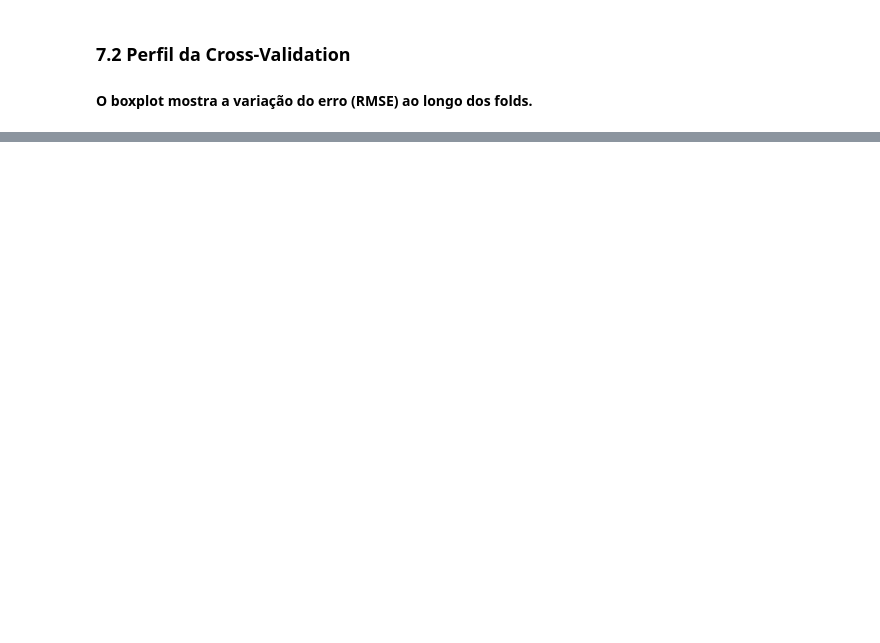
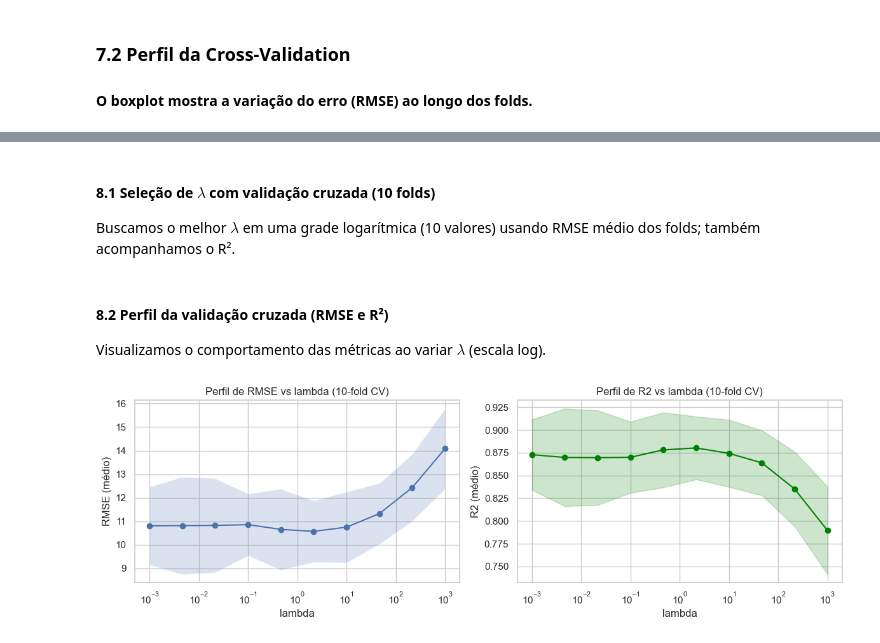
Before and after one commit to diego-nac/ica-homeworks, a Jupyter notebook: homework2/code.ipynb, the cells around one changed output, grey strips where cells are left out. Saved outputs shown, nothing was run; the diff lists cells and outputs as text; code cells hidden in the pictures; blank space fills up the shorter version.

```diff
--- a/homework2/code.ipynb
+++ b/homework2/code.ipynb
@@ -395,0 +478,40 @@ plt.show()
+# %% [markdown]
+#### 8.1 Seleção de $\lambda$ com validação cruzada (10 folds)
+Buscamos o melhor $\lambda$ em uma grade logarítmica (10 valores) usando RMSE médio dos folds; também acompanhamos o R².
+# %%
+lambda_grid = np.logspace(-3, 3, 10)
+cv_summary = []
+for lam in lambda_grid:
+    cv_res = k_fold_cv_manual(RidgeRegressionManual, X_train_norm, y_train, k=10, model_kwargs={"alpha": lam})
+    cv_summary.append({
+        "lambda": lam,
+        "rmse_mean": np.mean(cv_res["rmse"]),
+        "rmse_std": np.std(cv_res["rmse"]),
+        "r2_mean": np.mean(cv_res["r2"]),
+        "r2_std": np.std(cv_res["r2"])
+    })
+ridge_cv_df = pd.DataFrame(cv_summary)
+best_row = ridge_cv_df.loc[ridge_cv_df["rmse_mean"].idxmin()]
+best_lambda_manual = best_row["lambda"]
+# %% [markdown]
+#### 8.2 Perfil da validação cruzada (RMSE e R²)
+Visualizamos o comportamento das métricas ao variar $\lambda$ (escala log).
+# %%
+fig, ax = plt.subplots(1, 2, figsize=(12, 4))
+ax[0].plot(ridge_cv_df["lambda"], ridge_cv_df["rmse_mean"], marker="o")
+ax[0].fill_between(ridge_cv_df["lambda"], ridge_cv_df["rmse_mean"] - ridge_cv_df["rmse_std"], ridge_cv_df["rmse_mean"] + ridge_cv_df["rmse_std"], alpha=0.2)
+ax[0].set_xscale("log")
+ax[0].set_xlabel("lambda")
+ax[0].set_ylabel("RMSE (médio)")
+ax[0].set_title("Perfil de RMSE vs lambda (10-fold CV)")
+ax[1].plot(ridge_cv_df["lambda"], ridge_cv_df["r2_mean"], marker="o", color="green")
+ax[1].fill_between(ridge_cv_df["lambda"], ridge_cv_df["r2_mean"] - ridge_cv_df["r2_std"], ridge_cv_df["r2_mean"] + ridge_cv_df["r2_std"], alpha=0.2, color="green")
+ax[1].set_xscale("log")
+ax[1].set_xlabel("lambda")
+ax[1].set_ylabel("R2 (médio)")
+ax[1].set_title("Perfil de R2 vs lambda (10-fold CV)")
+plt.tight_layout()
+savefig("ridge_cv_profile")
+plt.show()
+# %% [output]
+[figure, added]
```
Also changed, not shown: parts of 19 cells of this notebook, 6 other files.
